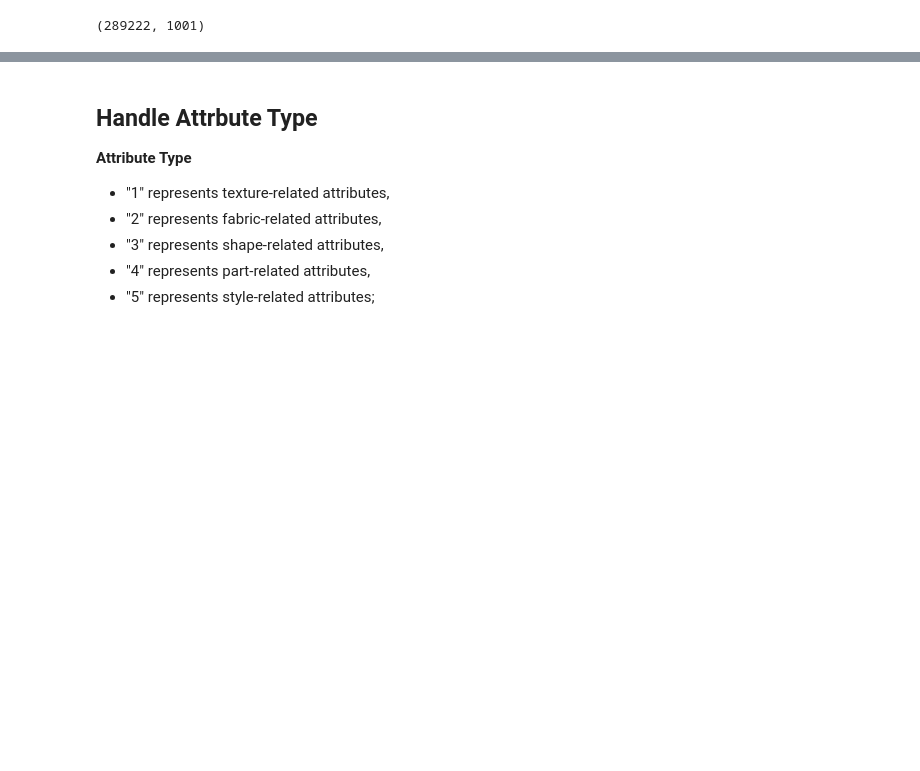
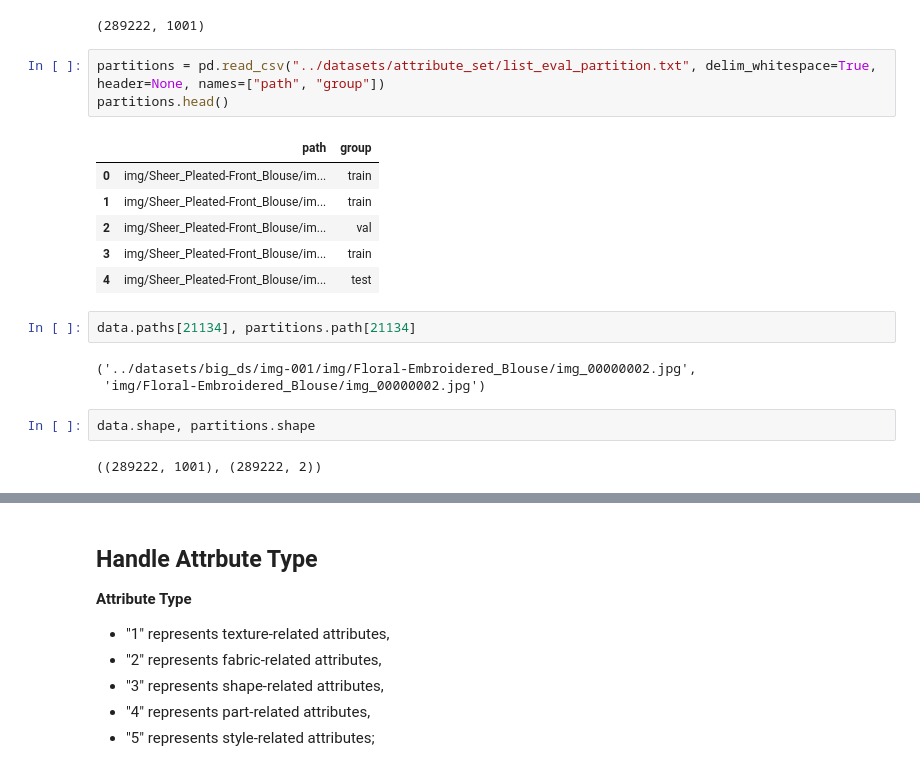
Before and after one commit to melihkacaman/SimilarProducts, a Jupyter notebook: notebooks/03 Model Building For Coarse Attribute Prediction.ipynb, the cells around one changed output, grey strips where cells are left out. Cells and saved outputs as stored; diff of their text form; blank space fills up the shorter version.

```diff
--- a/notebooks/03 Model Building For Coarse Attribute Prediction.ipynb
+++ b/notebooks/03 Model Building For Coarse Attribute Prediction.ipynb
@@ -60,3 +60,22 @@ data.shape
 # %% [output]
 (289222, 1001)
 (289222, 1001)
+# %%
+partitions = pd.read_csv("../datasets/attribute_set/list_eval_partition.txt", delim_whitespace=True, header=None, names=["path", "group"])
+partitions.head()
+# %% [output]
+|  | path | group |
+| 0 | img/Sheer_Pleated-Front_Blouse/im... | train |
+| 1 | img/Sheer_Pleated-Front_Blouse/im... | train |
+| 2 | img/Sheer_Pleated-Front_Blouse/im... | val |
+| 3 | img/Sheer_Pleated-Front_Blouse/im... | train |
+| 4 | img/Sheer_Pleated-Front_Blouse/im... | test |
+# %%
+data.paths[21134], partitions.path[21134]
+# %% [output]
+('../datasets/big_ds/img-001/img/Floral-Embroidered_Blouse/img_00000002.jpg',
+ 'img/Floral-Embroidered_Blouse/img_00000002.jpg')
+# %%
+data.shape, partitions.shape
+# %% [output]
+((289222, 1001), (289222, 2))
```
Also changed, not shown: parts of 59 cells of this notebook.
